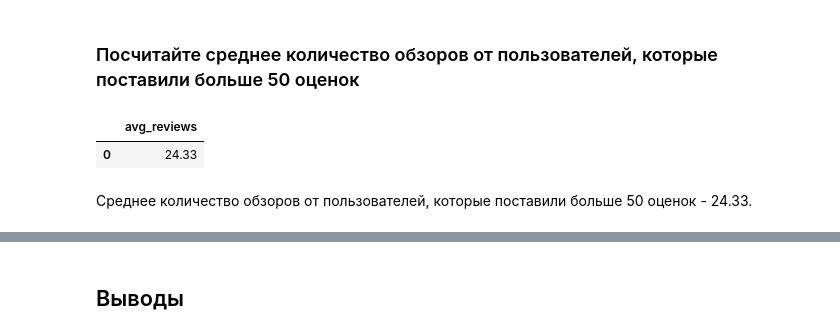
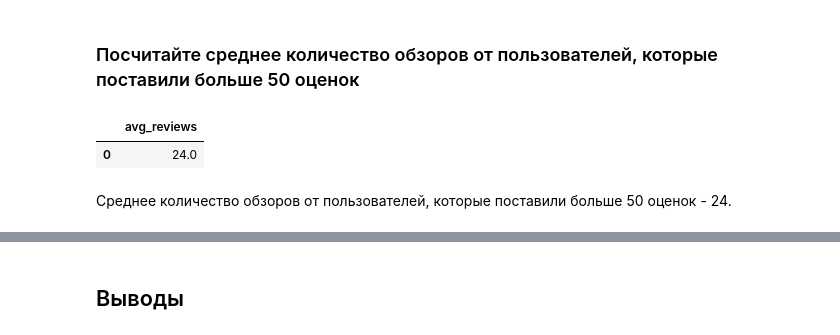
Before and after one commit to ivanpotr/practicum-project, a Jupyter notebook: final_sql.ipynb, the cells around one changed output, grey strips where cells are left out. Saved outputs shown, nothing was run; the diff lists cells and outputs as text; code cells hidden in the pictures.

```diff
--- a/final_sql.ipynb
+++ b/final_sql.ipynb
@@ -451,21 +374,21 @@ select(ratings_author)
 # %%
 avg_reviews = '''
 WITH
 i AS (SELECT COUNT(reviews.review_id) AS reviews_count
              FROM reviews
              WHERE username IN (SELECT username
                                 FROM ratings
                                 GROUP BY username
                                 HAVING COUNT(rating_id) > 50)
              GROUP BY username)
 
-SELECT ROUND(AVG(i.reviews_count), 2) AS avg_reviews
+SELECT ROUND(AVG(i.reviews_count), 0) AS avg_reviews
        FROM i
 '''
 
 select(avg_reviews)
 # %% [output]
 |  | avg_reviews |
-| 0 | 24.33 |
+| 0 | 24.0 |
 # %% [markdown]
-Cреднее количество обзоров от пользователей, которые поставили больше 50 оценок - 24.33.
+Cреднее количество обзоров от пользователей, которые поставили больше 50 оценок - 24.
```
Also changed, not shown: parts of 10 cells of this notebook.
